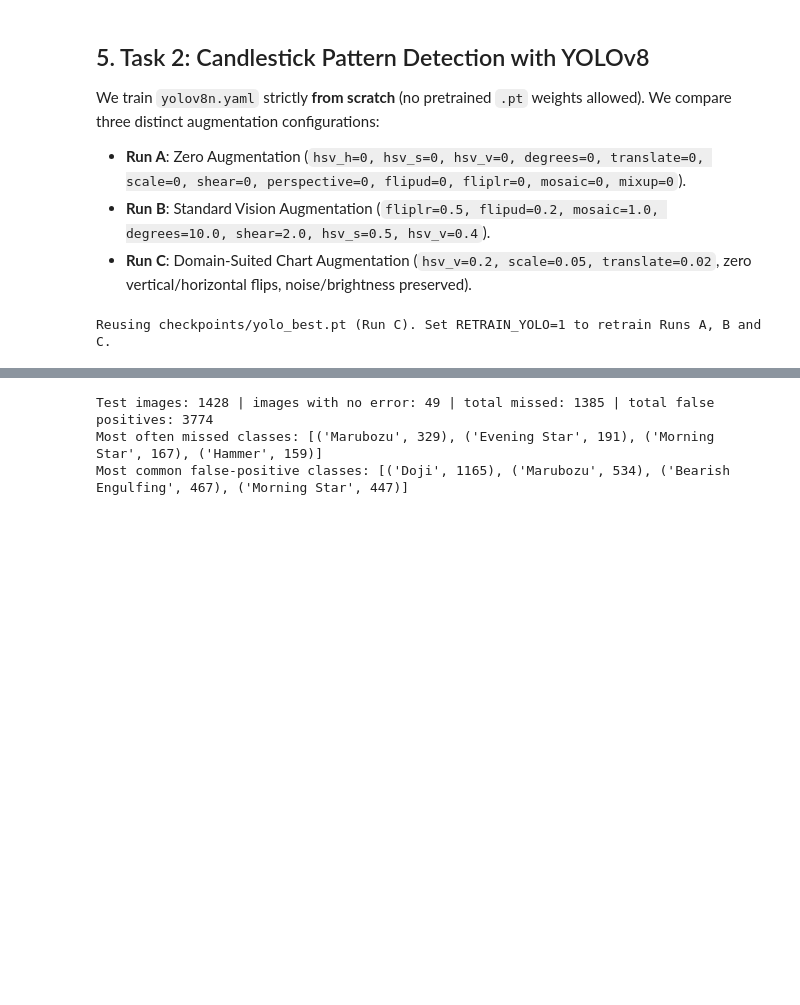
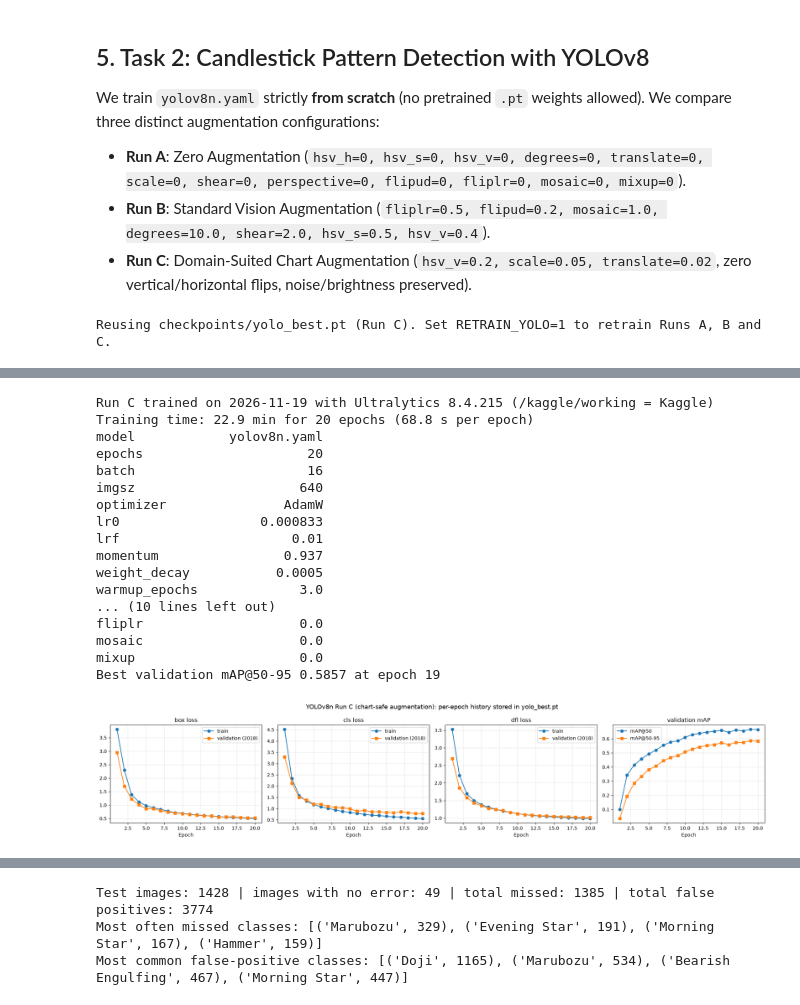
Before and after one commit to CtrlAltHamza/cs4045-candlestick-multimodal-perception, a Jupyter notebook: notebooks/part1_vision.ipynb, the cells around one changed output, grey strips where cells are left out. Drawn from its saved outputs; the diff is of its cells as text; code cells hidden in the pictures; blank space fills up the shorter version.

Commit message:
YOLO: plot Run C loss curves and training settings from checkpoint history

```diff
--- a/notebooks/part1_vision.ipynb
+++ b/notebooks/part1_vision.ipynb
@@ -997,3 +997,55 @@ Best YOLO Run (selected on validation mAP@50-95): Run_C_Chart_Aug
+# %%
+# Task 2.2 / 2.3: training settings, training time and loss curves of the selected run (Run C).
+# Ultralytics stores the per-epoch history (results.csv) and the training arguments inside the
+# checkpoint, so they are read back from checkpoints/yolo_best.pt. Runs A and B were trained in the
+# same Kaggle session but only the selected Run C checkpoint was kept, so their histories are not available.
+ckpt = torch.load("checkpoints/yolo_best.pt", map_location="cpu", weights_only=False)
+history = pd.DataFrame(ckpt["train_results"])
+history.to_csv("results/yolo_run_c_training_history.csv", index=False)
+train_args = ckpt["train_args"]
+print(f"Run C trained on {ckpt['date'][:10]} with Ultralytics {ckpt['version']} "
+      f"({train_args['data'].split('/yolo_dataset')[0]} = Kaggle)")
+print(f"Training time: {history['time'].iloc[-1] / 60:.1f} min for {len(history)} epochs "
+      f"({history['time'].diff().fillna(history['time']).mean():.1f} s per epoch)")
+settings = ['model', 'epochs', 'batch', 'imgsz', 'optimizer', 'lr0', 'lrf', 'momentum', 'weight_decay',
+            'warmup_epochs', 'seed', 'amp', 'hsv_h', 'hsv_s', 'hsv_v', 'degrees', 'translate', 'scale',
+            'shear', 'flipud', 'fliplr', 'mosaic', 'mixup']
+print(pd.Series({k: train_args.get(k) for k in settings}).to_string())
+best = history['metrics/mAP50-95(B)'].idxmax()
+print(f"Best validation mAP@50-95 {history.loc[best, 'metrics/mAP50-95(B)']:.4f} at epoch {int(history.loc[best, 'epoch'])}")
+
+fig, axes = plt.subplots(1, 4, figsize=(20, 4.2))
+for ax, loss in zip(axes[:3], ['box_loss', 'cls_loss', 'dfl_loss']):
+    ax.plot(history['epoch'], history[f'train/{loss}'], marker='o', label='train')
+    ax.plot(history['epoch'], history[f'val/{loss}'], marker='s', label='validation (2018)')
+    ax.set(title=loss.replace('_', ' '), xlabel='Epoch'); ax.grid(alpha=0.3); ax.legend()
+axes[3].plot(history['epoch'], history['metrics/mAP50(B)'], marker='o', label='mAP@50')
+axes[3].plot(history['epoch'], history['metrics/mAP50-95(B)'], marker='s', label='mAP@50-95')
+axes[3].set(title='validation mAP', xlabel='Epoch'); axes[3].grid(alpha=0.3); axes[3].legend()
+fig.suptitle("YOLOv8n Run C (chart-safe augmentation): per-epoch history stored in yolo_best.pt", fontsize=13)
+fig.tight_layout()
+fig.savefig("report/figures/yolo_loss_curves.png", dpi=200)
+display(fig)
+plt.close(fig)
+# %% [output]
+Run C trained on 2026-11-19 with Ultralytics 8.4.215 (/kaggle/working = Kaggle)
+Training time: 22.9 min for 20 epochs (68.8 s per epoch)
+model            yolov8n.yaml
+epochs                     20
+batch                      16
+imgsz                     640
+optimizer               AdamW
+lr0                  0.000833
+lrf                      0.01
+momentum                0.937
+weight_decay           0.0005
+warmup_epochs             3.0
+... (10 lines left out)
+fliplr                    0.0
+mosaic                    0.0
+mixup                     0.0
+Best validation mAP@50-95 0.5857 at epoch 19
+[figure, added]
 # %%
 # Task 2.3 Robustness Check: Resize to 480x480 & apply JPEG compression
 import cv2
```
Also changed, not shown: parts of 3 cells of this notebook, 4 other files.
